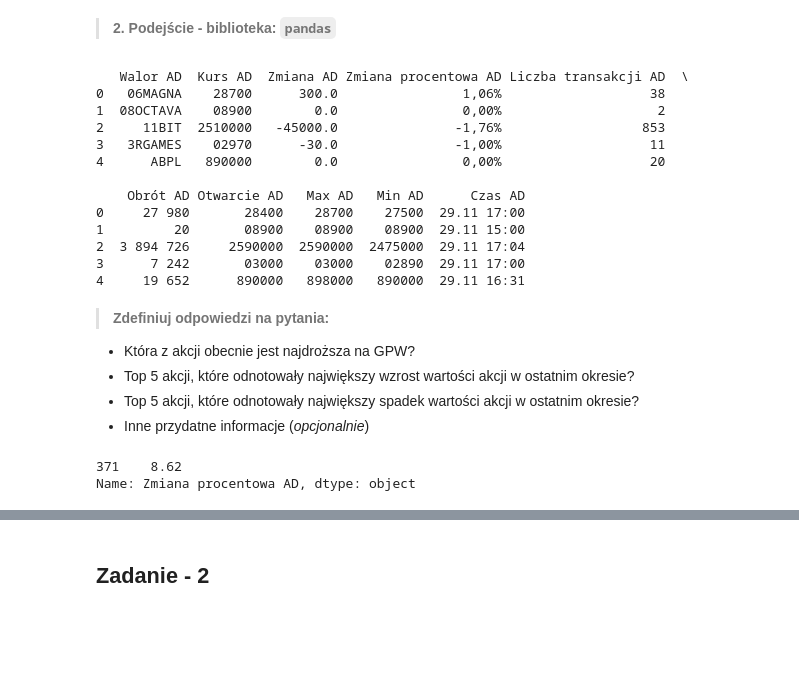
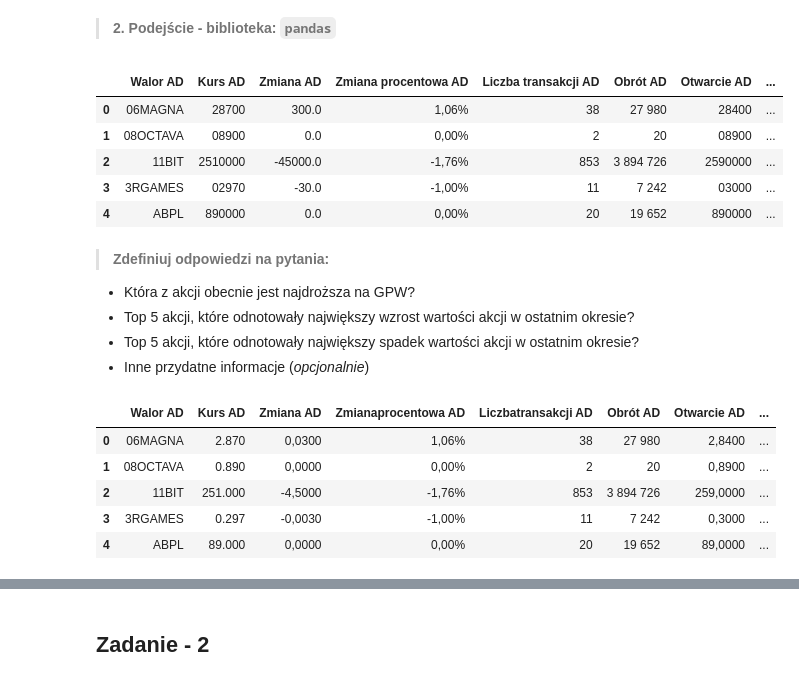
Before and after one commit to Ayumi-Smith/ADS, a Jupyter notebook: Kopia_notatnika_M8PD1V1_Python.ipynb, the cells around one changed output, grey strips where cells are left out. Drawn from its saved outputs; the diff is of its cells as text; code cells hidden in the pictures; blank space fills up the shorter version.

```diff
--- a/Kopia_notatnika_M8PD1V1_Python.ipynb
+++ b/Kopia_notatnika_M8PD1V1_Python.ipynb
@@ -24,22 +42,16 @@ table = soup.find_all('table')[0]
 >**2. Podejście - biblioteka: `pandas`**
 # %%
 import pandas as pd
-df = pd.read_html('https://www.bankier.pl/gielda/notowania/akcje')[0]
-print(df.head())
+df = pd.read_html('https://www.bankier.pl/gielda/notowania/akcje', decimal=',')[0]
+df = df.dropna()
+df.head()
 # %% [output]
-   Walor AD  Kurs AD  Zmiana AD Zmiana procentowa AD Liczba transakcji AD  \
-0   06MAGNA    28700      300.0                1,06%                   38
-1  08OCTAVA    08900        0.0                0,00%                    2
-2     11BIT  2510000   -45000.0               -1,76%                  853
-3   3RGAMES    02970      -30.0               -1,00%                   11
-4      ABPL   890000        0.0                0,00%                   20
-
-    Obrót AD Otwarcie AD   Max AD   Min AD      Czas AD
-0     27 980       28400    28700    27500  29.11 17:00
-1         20       08900    08900    08900  29.11 15:00
-2  3 894 726     2590000  2590000  2475000  29.11 17:04
-3      7 242       03000    03000    02890  29.11 17:00
-4     19 652      890000   898000   890000  29.11 16:31
+|  | Walor AD | Kurs AD | Zmiana AD | Zmiana procentowa AD | Liczba transakcji AD | Obrót AD | Otwarcie AD | ... |
+| 0 | 06MAGNA | 28700 | 300.0 | 1,06% | 38 | 27 980 | 28400 | ... |
+| 1 | 08OCTAVA | 08900 | 0.0 | 0,00% | 2 | 20 | 08900 | ... |
+| 2 | 11BIT | 2510000 | -45000.0 | -1,76% | 853 | 3 894 726 | 2590000 | ... |
+| 3 | 3RGAMES | 02970 | -30.0 | -1,00% | 11 | 7 242 | 03000 | ... |
+| 4 | ABPL | 890000 | 0.0 | 0,00% | 20 | 19 652 | 890000 | ... |
 # %% [markdown]
 >**Zdefiniuj odpowiedzi na pytania:**
 * Która z akcji obecnie jest najdroższa na GPW?
@@ -47,13 +59,14 @@ print(df.head())
 * Top 5 akcji, które odnotowały największy spadek wartości akcji w ostatnim okresie?
 * Inne przydatne informacje (*opcjonalnie*)
 # %%
-df['Kurs AD']=df['Kurs AD'].str.replace(',','.')
 df['Kurs AD'] = df['Kurs AD'].str.replace('\xa0', '')
-df['Kurs AD'] = df['Kurs AD'].fillna(0)
-df['Kurs AD']=df['Kurs AD'].astype(float)
+df['Kurs AD'] = df['Kurs AD'].str.replace(',', '.')
+df['Kurs AD'] = df['Kurs AD'].astype(float)
+df.head()
+# %% [output]
+|  | Walor AD | Kurs AD | Zmiana AD | Zmianaprocentowa AD | Liczbatransakcji AD | Obrót AD | Otwarcie AD | ... |
+| 0 | 06MAGNA | 2.870 | 0,0300 | 1,06% | 38 | 27 980 | 2,8400 | ... |
+| 1 | 08OCTAVA | 0.890 | 0,0000 | 0,00% | 2 | 20 | 0,8900 | ... |
+| 2 | 11BIT | 251.000 | -4,5000 | -1,76% | 853 | 3 894 726 | 259,0000 | ... |
+| 3 | 3RGAMES | 0.297 | -0,0030 | -1,00% | 11 | 7 242 | 0,3000 | ... |
+| 4 | ABPL | 89.000 | 0,0000 | 0,00% | 20 | 19 652 | 89,0000 | ... |
-# %%
-najdrozsza = df['Kurs AD'].sort_values(ascending=False).head(1)
-print(najdrozsza)
-# %% [output]
-371    8.62
-Name: Zmiana procentowa AD, dtype: object
```
Also changed, not shown: parts of 15 cells of this notebook.
